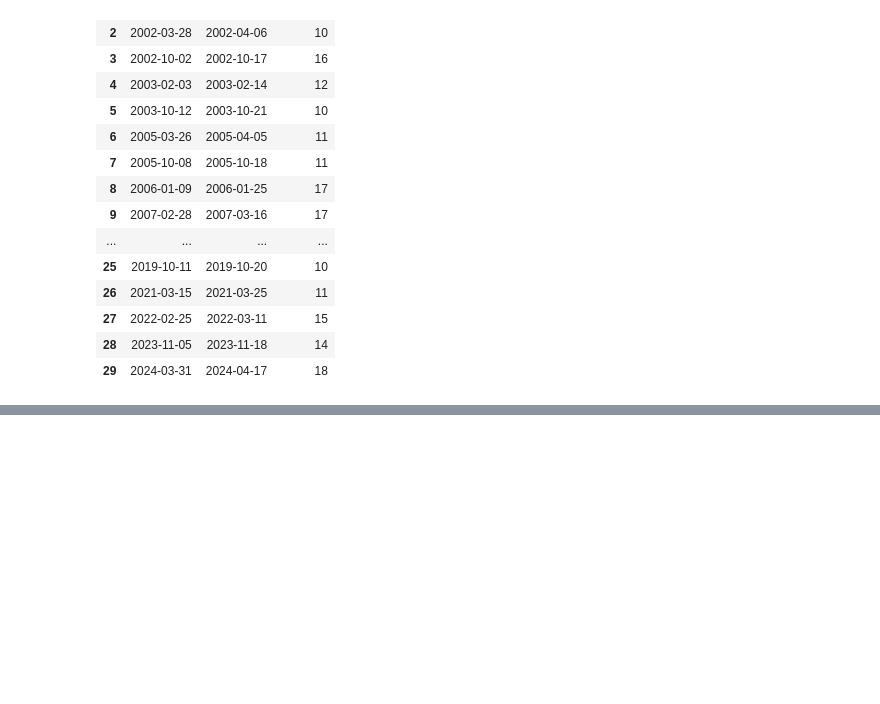
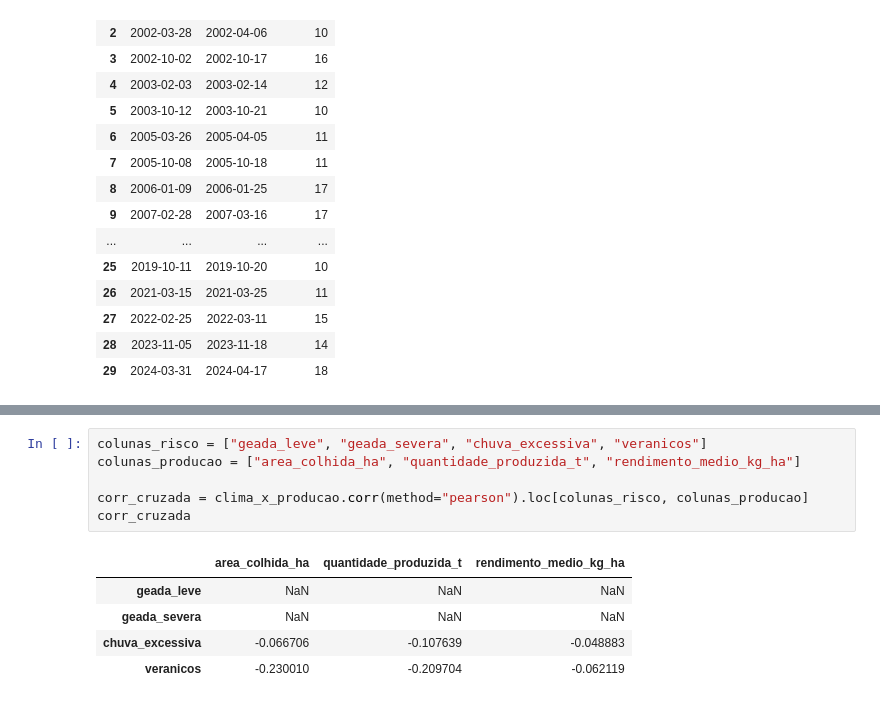
Before and after one commit to cauafdev/agroclima-cafe, a Jupyter notebook: notebooks/03_eda.ipynb, the cells around one changed output, grey strips where cells are left out. Saved outputs shown, nothing was run; the diff lists cells and outputs as text; blank space fills up the shorter version.

```diff
--- a/notebooks/03_eda.ipynb
+++ b/notebooks/03_eda.ipynb
@@ -149,0 +191,12 @@ Veranicos detectados: 30
+# %%
+colunas_risco = ["geada_leve", "geada_severa", "chuva_excessiva", "veranicos"]
+colunas_producao = ["area_colhida_ha", "quantidade_produzida_t", "rendimento_medio_kg_ha"]
+
+corr_cruzada = clima_x_producao.corr(method="pearson").loc[colunas_risco, colunas_producao]
+corr_cruzada
+# %% [output]
+|  | area_colhida_ha | quantidade_produzida_t | rendimento_medio_kg_ha |
+| geada_leve | NaN | NaN | NaN |
+| geada_severa | NaN | NaN | NaN |
+| chuva_excessiva | -0.066706 | -0.107639 | -0.048883 |
+| veranicos | -0.230010 | -0.209704 | -0.062119 |
```
Also changed, not shown: parts of 6 cells of this notebook, 2 other files.
